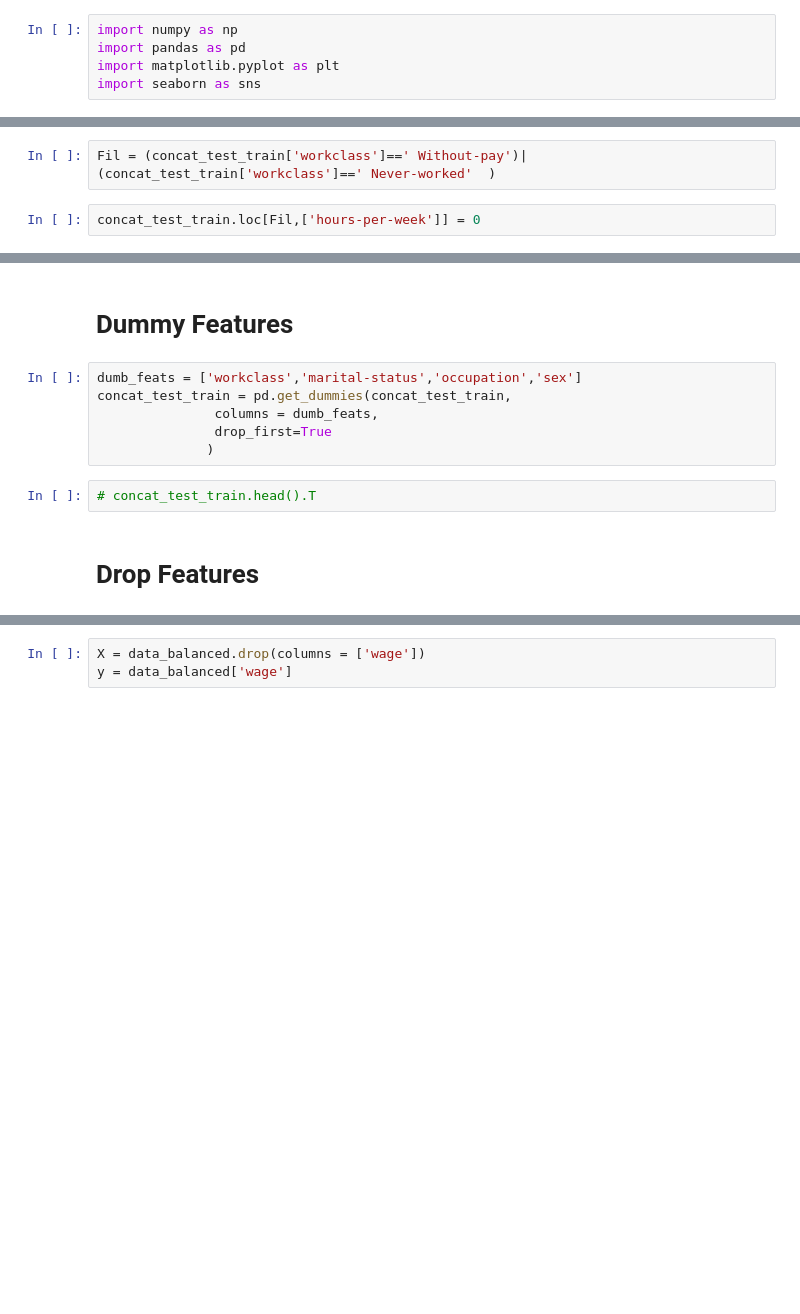
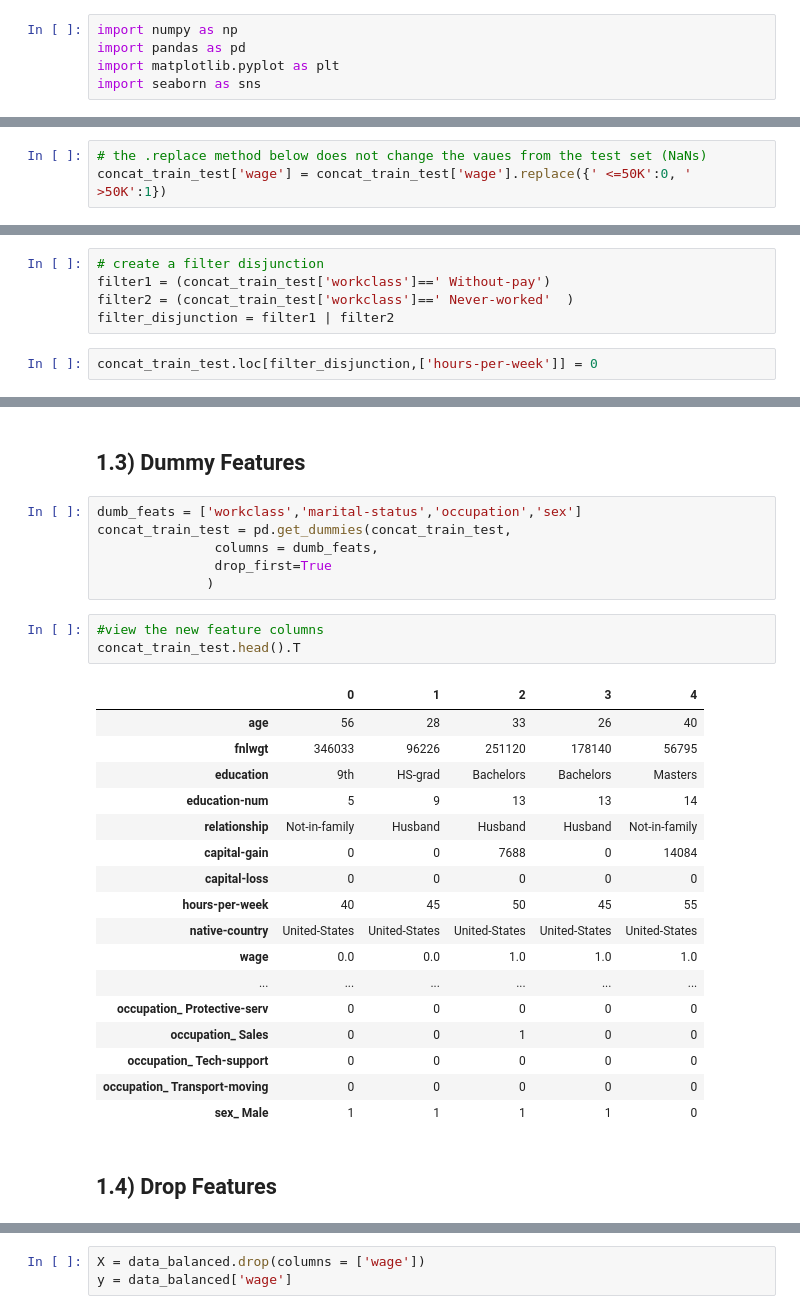
Before and after one commit to davidcherney/Competition-Good-Fast-Cheap, a Jupyter notebook: model.ipynb, the cells around one changed output, grey strips where cells are left out. Cells and saved outputs as stored; diff of their text form; blank space fills up the shorter version.

```diff
--- a/model.ipynb
+++ b/model.ipynb
@@ -17,0 +24,3 @@ concat_test_train = pd.concat([data,submission_data])
+# %%
+# the .replace method below does not change the vaues from the test set (NaNs)
+concat_train_test['wage'] = concat_train_test['wage'].replace({' <=50K':0, ' >50K':1})
@@ -21,5 +35,8 @@ in  [ 'never worked' ,'without pay'] to 0.
 # %%
-Fil = (concat_test_train['workclass']==' Without-pay')|(concat_test_train['workclass']==' Never-worked'  )
+# create a filter disjunction
+filter1 = (concat_train_test['workclass']==' Without-pay')
+filter2 = (concat_train_test['workclass']==' Never-worked'  )
+filter_disjunction = filter1 | filter2
 # %%
-concat_test_train.loc[Fil,['hours-per-week']] = 0
+concat_train_test.loc[filter_disjunction,['hours-per-week']] = 0
 # %%
@@ -27,15 +60,34 @@ concat_test_train.loc[Fil,['hours-per-week']] = 0
 # %% [markdown]
-# Dummy Features
+## 1.3) Dummy Features
 # %%
 dumb_feats = ['workclass','marital-status','occupation','sex']
-concat_test_train = pd.get_dummies(concat_test_train,
+concat_train_test = pd.get_dummies(concat_train_test,
                columns = dumb_feats,
                drop_first=True
               )
 # %%
-# concat_test_train.head().T
+#view the new feature columns
+concat_train_test.head().T
+# %% [output]
+|  | 0 | 1 | 2 | 3 | 4 |
+| age | 56 | 28 | 33 | 26 | 40 |
+| fnlwgt | 346033 | 96226 | 251120 | 178140 | 56795 |
+| education | 9th | HS-grad | Bachelors | Bachelors | Masters |
+| education-num | 5 | 9 | 13 | 13 | 14 |
+| relationship | Not-in-family | Husband | Husband | Husband | Not-in-family |
+| capital-gain | 0 | 0 | 7688 | 0 | 14084 |
+| capital-loss | 0 | 0 | 0 | 0 | 0 |
+| hours-per-week | 40 | 45 | 50 | 45 | 55 |
+| native-country | United-States | United-States | United-States | United-States | United-States |
+| wage | 0.0 | 0.0 | 1.0 | 1.0 | 1.0 |
+| ... | ... | ... | ... | ... | ... |
+| occupation_ Protective-serv | 0 | 0 | 0 | 0 | 0 |
+| occupation_ Sales | 0 | 0 | 1 | 0 | 0 |
+| occupation_ Tech-support | 0 | 0 | 0 | 0 | 0 |
+| occupation_ Transport-moving | 0 | 0 | 0 | 0 | 0 |
+| sex_ Male | 1 | 1 | 1 | 1 | 0 |
 # %% [markdown]
-# Drop Features
+## 1.4) Drop Features
 # %%
 drop_feats = ['fnlwgt', 'education',
               'relationship', #'capital-gain','capital-loss',
```
Also changed, not shown: parts of 57 cells of this notebook.
